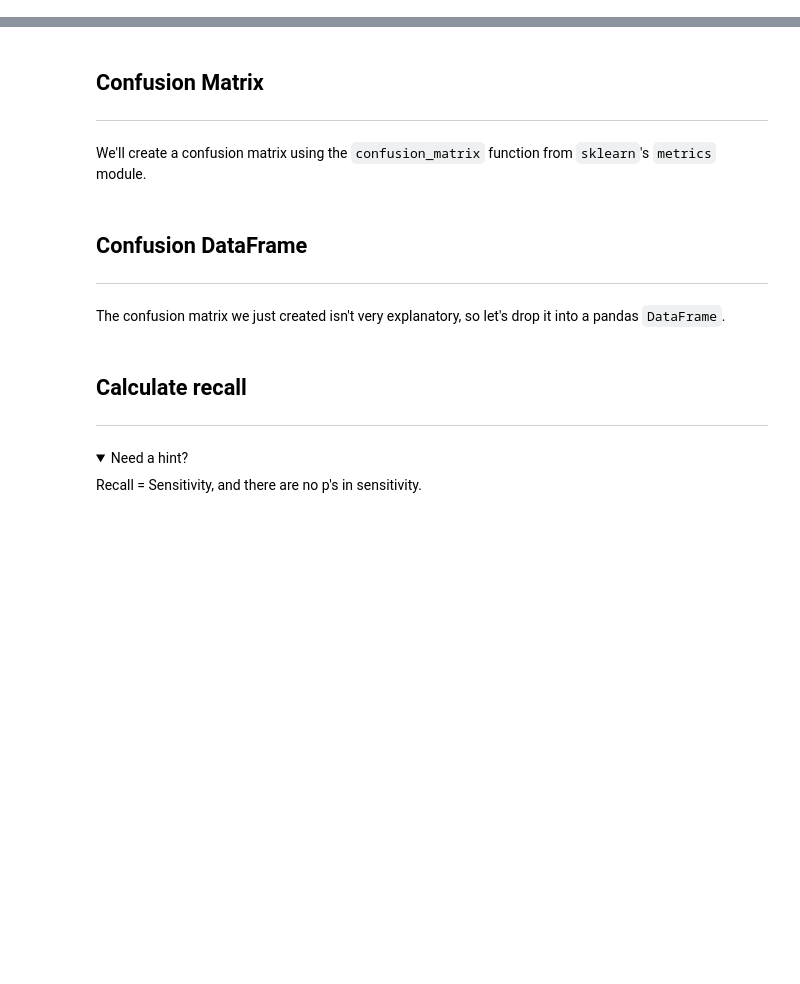
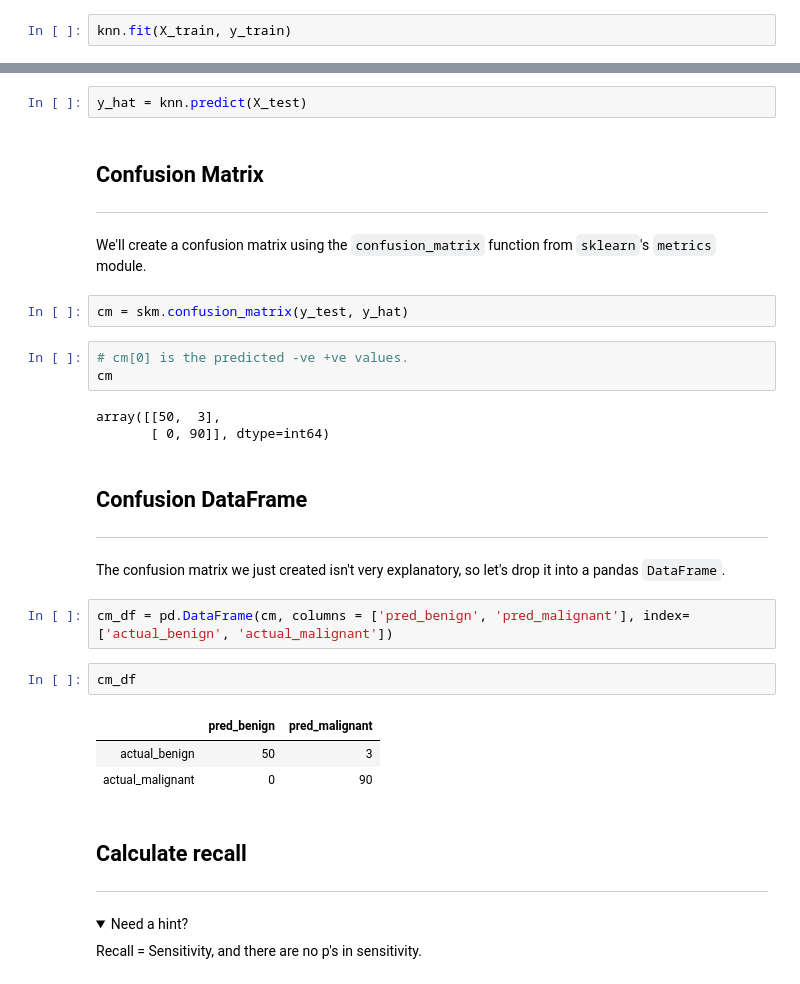
Before and after one commit to persocom01/GA-lessons, a Jupyter notebook: 4.03-lesson-classification_metrics_i/starter-code.ipynb, the cells around one changed output, grey strips where cells are left out. Drawn from its saved outputs; the diff is of its cells as text; folded sections open; blank space fills up the shorter version.

```diff
--- a/4.03-lesson-classification_metrics_i/starter-code.ipynb
+++ b/4.03-lesson-classification_metrics_i/starter-code.ipynb
@@ -46,0 +105,2 @@ In the cells provided, create and fit an instance of `KNeighborsClassifier`. You
+# %%
+knn.fit(X_train, y_train)
@@ -49,16 +113,34 @@ In the cells provided, create and fit an instance of `KNeighborsClassifier`. You
 ---
 
 Use our newly fitted KNN model to create predictions from `X_test_scaled`.
+# %%
+y_hat = knn.predict(X_test)
 # %% [markdown]
 ## Confusion Matrix
 ---
 
 We'll create a confusion matrix using the `confusion_matrix` function from `sklearn`'s `metrics` module.
+# %%
+cm = skm.confusion_matrix(y_test, y_hat)
+# %%
+# cm[0] is the predicted -ve +ve values.
+cm
+# %% [output]
+array([[50,  3],
+       [ 0, 90]], dtype=int64)
 # %% [markdown]
 ## Confusion DataFrame
 ---
 
 The confusion matrix we just created isn't very explanatory, so let's drop it into a pandas `DataFrame`.
+# %%
+cm_df = pd.DataFrame(cm, columns = ['pred_benign', 'pred_malignant'], index=['actual_benign', 'actual_malignant'])
+# %%
+cm_df
+# %% [output]
+|  | pred_benign | pred_malignant |
+| actual_benign | 50 | 3 |
+| actual_malignant | 0 | 90 |
 # %% [markdown]
 ## Calculate recall
 ---
```
Also changed, not shown: parts of 12 cells of this notebook, 10 other files.
